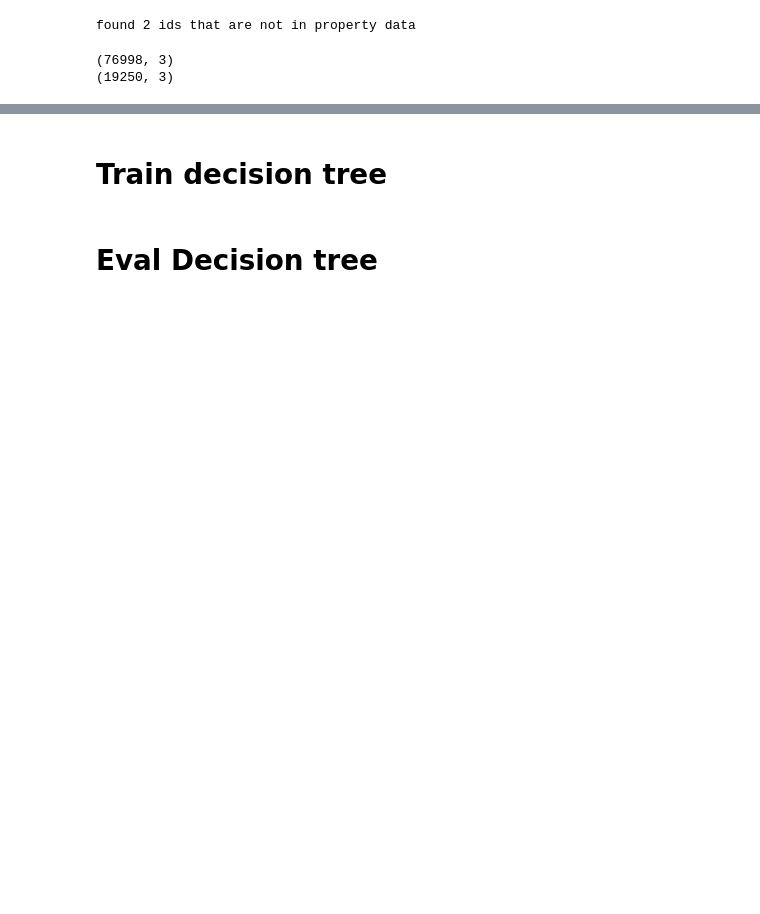
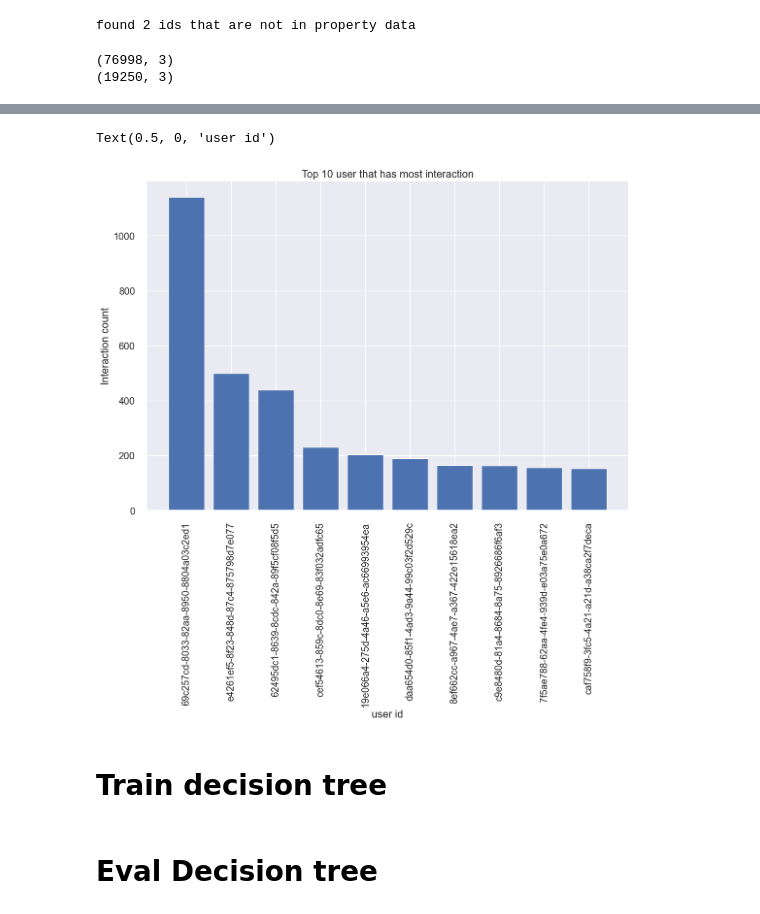
Before and after one commit to hunghuy201280/real-estate-recommendation, a Jupyter notebook: models/code.ipynb, the cells around one changed output, grey strips where cells are left out. Cells and saved outputs as stored; diff of their text form; code cells hidden in the pictures; blank space fills up the shorter version.

```diff
--- a/models/code.ipynb
+++ b/models/code.ipynb
@@ -438,3 +448,17 @@ homes.head()
+# %%
+"""visualize top 10 user has most interaction"""
+top_user=pointDf.groupby("user_id")["points"].count().reset_index(name="count")
+top_user=top_user.sort_values("count",ascending=False)
+x=top_user["user_id"][:10]
+y=top_user["count"][:10]
+plt.xticks(rotation=90)
+plt.bar(x=x,height=y)
+plt.title("Top 10 user that has most interaction")
+plt.ylabel("Interaction count")
+plt.xlabel("user id")
+# %% [output]
+Text(0.5, 0, 'user id')
+[figure, added]
 # %%
 def get_items_point_by_user(point_matrix, user_id):
     "all user id"
```
Also changed, not shown: parts of 28 cells of this notebook.
